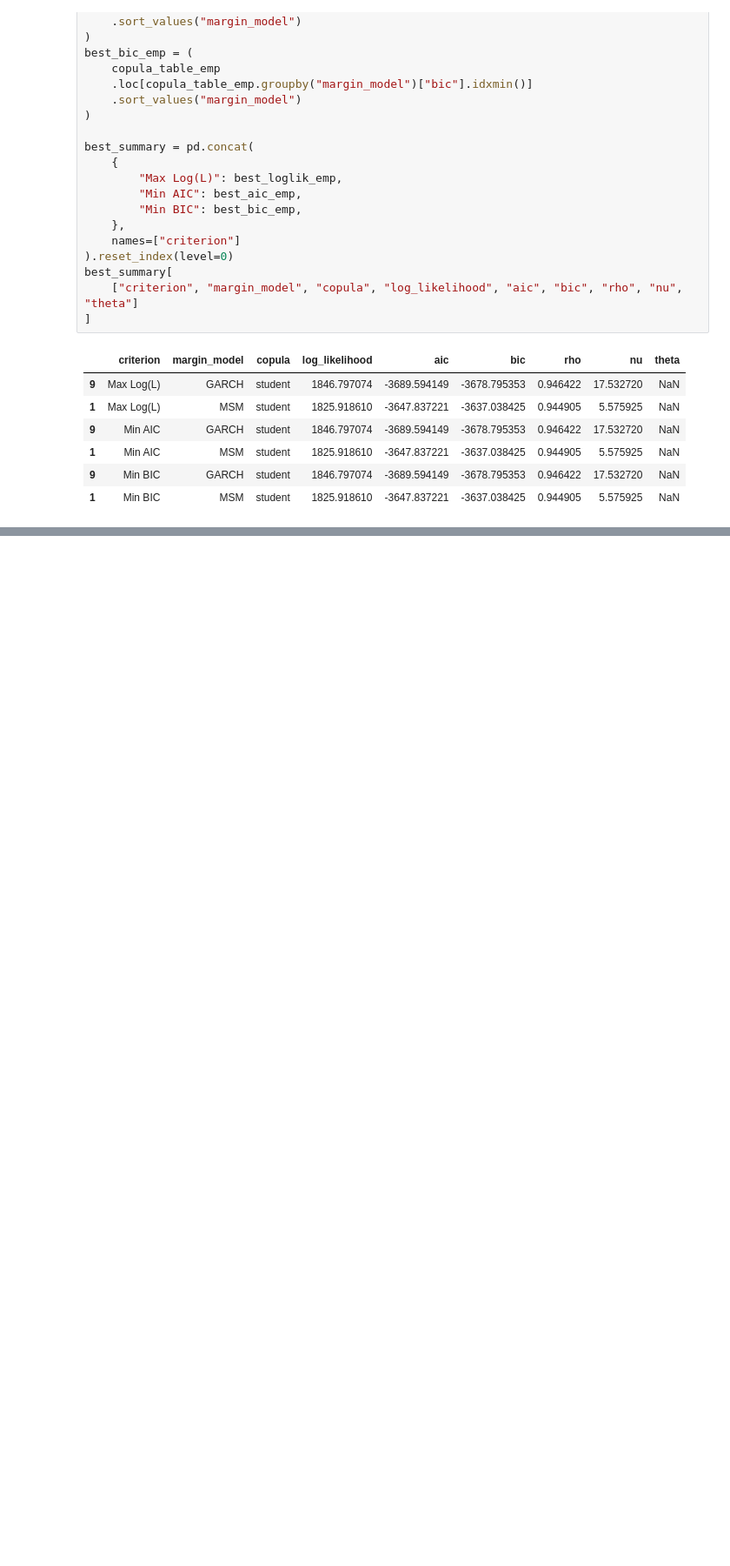
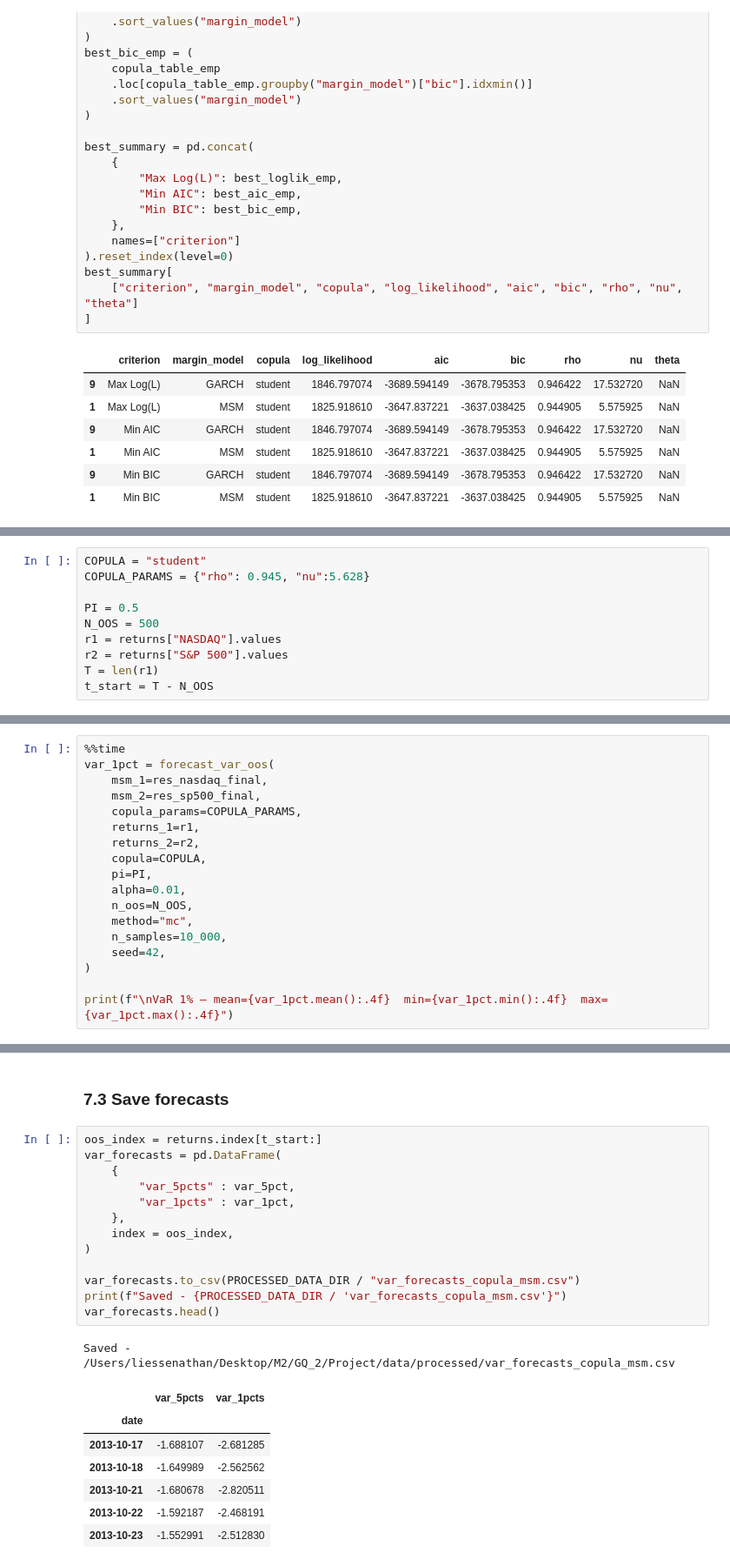
Before and after one commit to nathanli11/Forecasting_market_risk-Copula_MSM_Approach, a Jupyter notebook: notebooks/replication_workflow.ipynb, the cells around one changed output, grey strips where cells are left out. Shown at 87% size. Cells and saved outputs as stored; diff of their text form; blank space fills up the shorter version.

```diff
--- a/notebooks/replication_workflow.ipynb
+++ b/notebooks/replication_workflow.ipynb
@@ -768,0 +778,10 @@ best_summary[
+# %%
+COPULA = "student"
+COPULA_PARAMS = {"rho": 0.945, "nu":5.628}
+
+PI = 0.5
+N_OOS = 500
+r1 = returns["NASDAQ"].values
+r2 = returns["S&P 500"].values
+T = len(r1)
+t_start = T - N_OOS
@@ -768,0 +823,18 @@ best_summary[
+# %%
+%%time
+var_1pct = forecast_var_oos(
+    msm_1=res_nasdaq_final,
+    msm_2=res_sp500_final,
+    copula_params=COPULA_PARAMS,
+    returns_1=r1,
+    returns_2=r2,
+    copula=COPULA,
+    pi=PI,
+    alpha=0.01,
+    n_oos=N_OOS,
+    method="mc",
+    n_samples=10_000,
+    seed=42,
+)
+
+print(f"\nVaR 1% — mean={var_1pct.mean():.4f}  min={var_1pct.min():.4f}  max={var_1pct.max():.4f}")
@@ -768,0 +856,24 @@ best_summary[
+# %% [markdown]
+### 7.3 Save forecasts
+# %%
+oos_index = returns.index[t_start:]
+var_forecasts = pd.DataFrame(
+    {
+        "var_5pcts" : var_5pct,
+        "var_1pcts" : var_1pct,
+    },
+    index = oos_index,
+)
+
+var_forecasts.to_csv(PROCESSED_DATA_DIR / "var_forecasts_copula_msm.csv")
+print(f"Saved - {PROCESSED_DATA_DIR / 'var_forecasts_copula_msm.csv'}")
+var_forecasts.head()
+# %% [output]
+Saved - /Users/liessenathan/Desktop/M2/GQ_2/Project/data/processed/var_forecasts_copula_msm.csv
+|  | var_5pcts | var_1pcts |
+| date |  |  |
+| 2013-10-17 | -1.688107 | -2.681285 |
+| 2013-10-18 | -1.649989 | -2.562562 |
+| 2013-10-21 | -1.680678 | -2.820511 |
+| 2013-10-22 | -1.592187 | -2.468191 |
+| 2013-10-23 | -1.552991 | -2.512830 |
```
Also changed, not shown: parts of 26 cells of this notebook, 11 other files.
